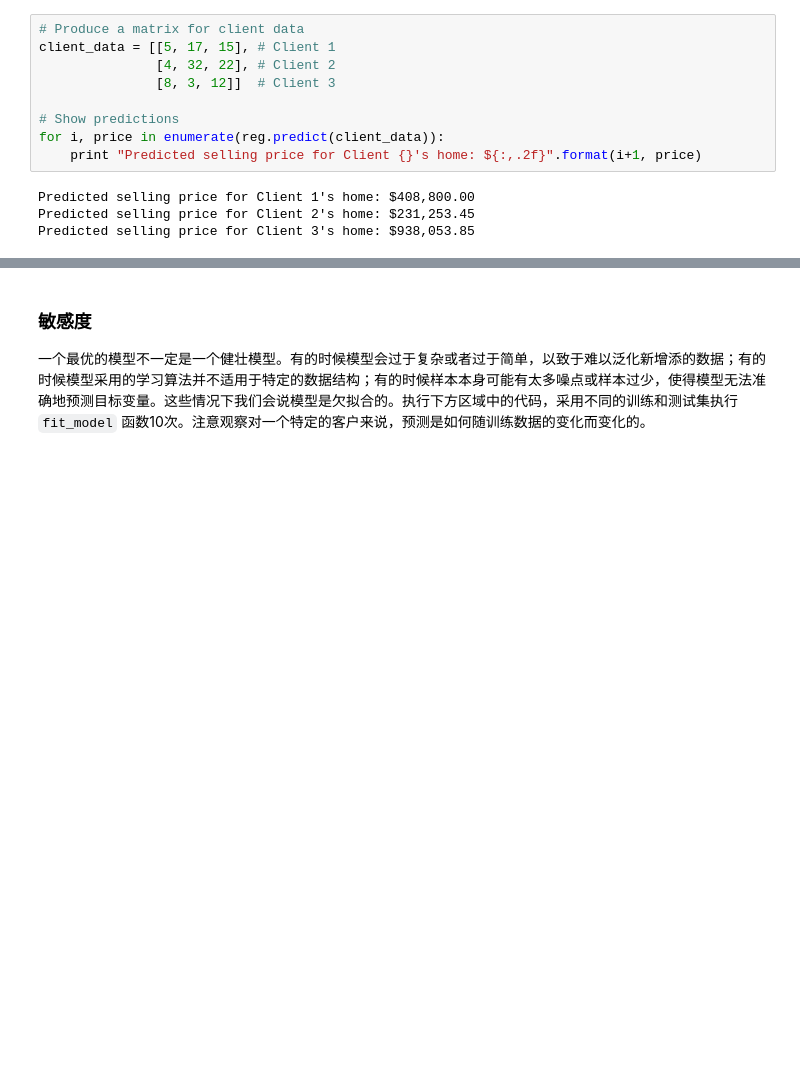
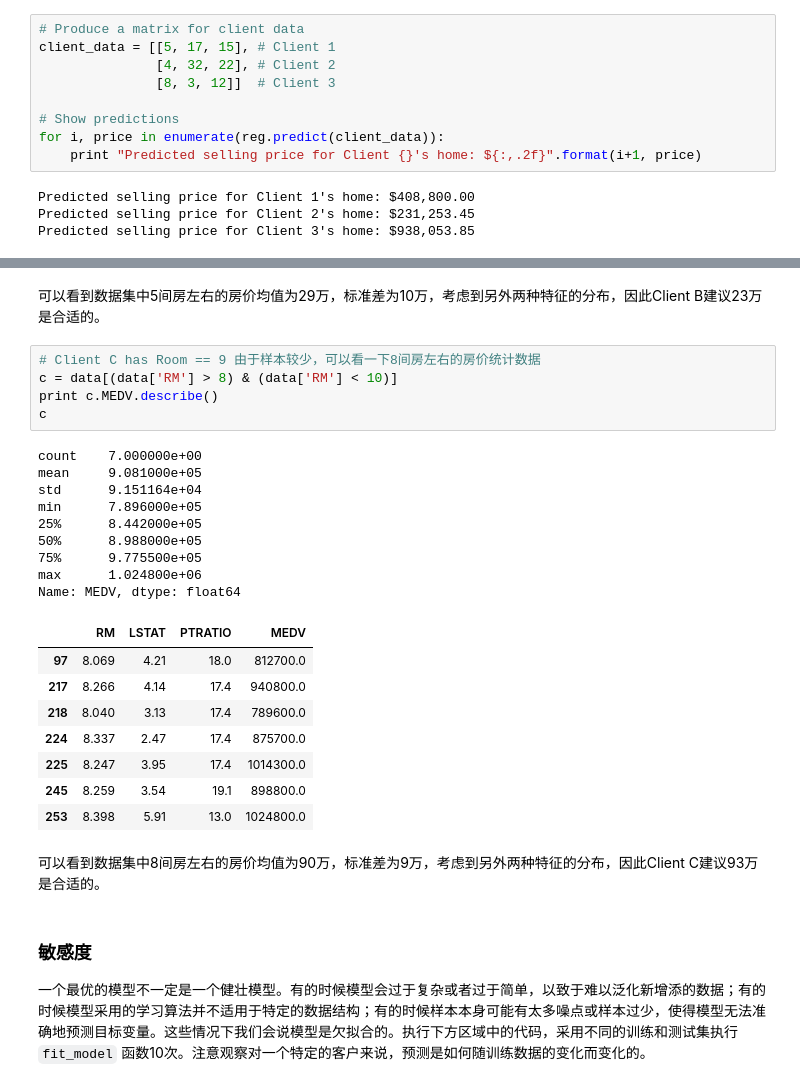
Before and after one commit to mtyylx/MLND, a Jupyter notebook: P1_Boston_Housing/boston_housing.ipynb, the cells around one changed output, grey strips where cells are left out. Saved outputs shown, nothing was run; the diff lists cells and outputs as text; blank space fills up the shorter version.

```diff
--- a/P1_Boston_Housing/boston_housing.ipynb
+++ b/P1_Boston_Housing/boston_housing.ipynb
@@ -400,3 +528,30 @@ Predicted selling price for Client 3's home: $938,053.85
+# %% [markdown]
+可以看到数据集中5间房左右的房价均值为29万，标准差为10万，考虑到另外两种特征的分布，因此Client B建议23万是合适的。
+# %%
+# Client C has Room == 9 由于样本较少，可以看一下8间房左右的房价统计数据
+c = data[(data['RM'] > 8) & (data['RM'] < 10)]
+print c.MEDV.describe()
+c
+# %% [output]
+count    7.000000e+00
+mean     9.081000e+05
+std      9.151164e+04
+min      7.896000e+05
+25%      8.442000e+05
+50%      8.988000e+05
+75%      9.775500e+05
+max      1.024800e+06
+Name: MEDV, dtype: float64
+|  | RM | LSTAT | PTRATIO | MEDV |
+| 97 | 8.069 | 4.21 | 18.0 | 812700.0 |
+| 217 | 8.266 | 4.14 | 17.4 | 940800.0 |
+| 218 | 8.040 | 3.13 | 17.4 | 789600.0 |
+| 224 | 8.337 | 2.47 | 17.4 | 875700.0 |
+| 225 | 8.247 | 3.95 | 17.4 | 1014300.0 |
+| 245 | 8.259 | 3.54 | 19.1 | 898800.0 |
+| 253 | 8.398 | 5.91 | 13.0 | 1024800.0 |
+# %% [markdown]
+可以看到数据集中8间房左右的房价均值为90万，标准差为9万，考虑到另外两种特征的分布，因此Client C建议93万是合适的。
 # %% [markdown]
 ### 敏感度
 
```
Also changed, not shown: parts of 12 cells of this notebook, 1 other file.
